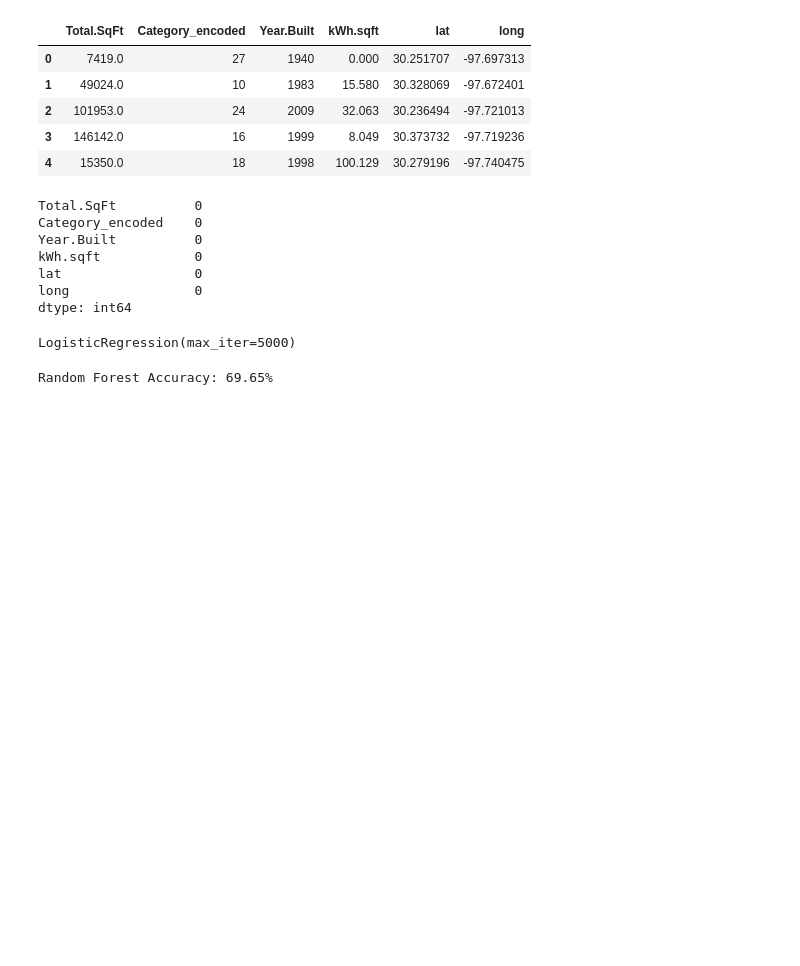
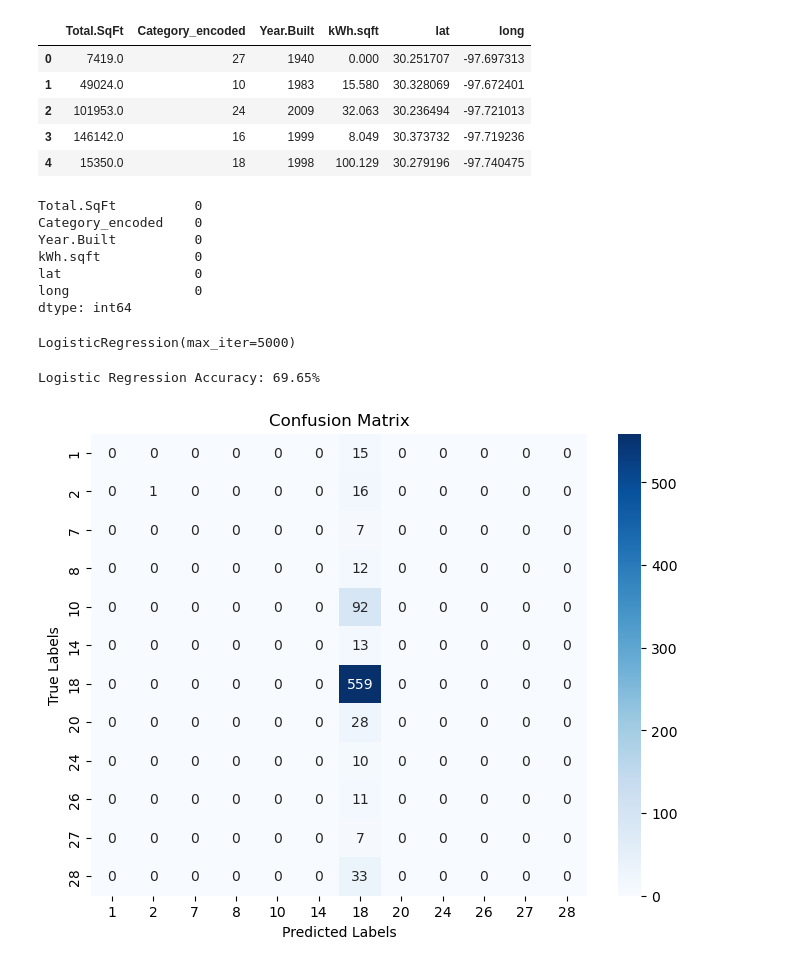
Before and after one commit to AsmitC/Austin_Trees, a Jupyter notebook: logistic_regression.ipynb, the cells around one changed output. Cells and saved outputs as stored; diff of their text form; code cells hidden in the pictures; blank space fills up the shorter version.

Commit message:
add confusion matrix

```diff
--- a/logistic_regression.ipynb
+++ b/logistic_regression.ipynb
@@ -48,6 +59,21 @@ LogisticRegression(max_iter=5000)
 y_pred = model.predict(X_test)
 # %%
 accuracy = accuracy_score(y_test, y_pred)
-print(f"Random Forest Accuracy: {accuracy * 100:.2f}%")
+print(f"Logistic Regression Accuracy: {accuracy * 100:.2f}%")
 # %% [output]
-Random Forest Accuracy: 69.65%
+Logistic Regression Accuracy: 69.65%
+# %%
+class_labels = np.unique(y_test)
+
+# Create confusion matrix with explicit class labels
+conf_matrix = confusion_matrix(y_test, y_pred, labels=class_labels)
+
+# Visualize confusion matrix with the correct class labels
+plt.figure(figsize=(8, 6))
+sns.heatmap(conf_matrix, annot=True, fmt="d", cmap="Blues", xticklabels=class_labels, yticklabels=class_labels)
+plt.xlabel('Predicted Labels')
+plt.ylabel('True Labels')
+plt.title('Confusion Matrix')
+plt.show()
+# %% [output]
+[figure, added]
```
Also changed, not shown: parts of 2 cells of this notebook.
